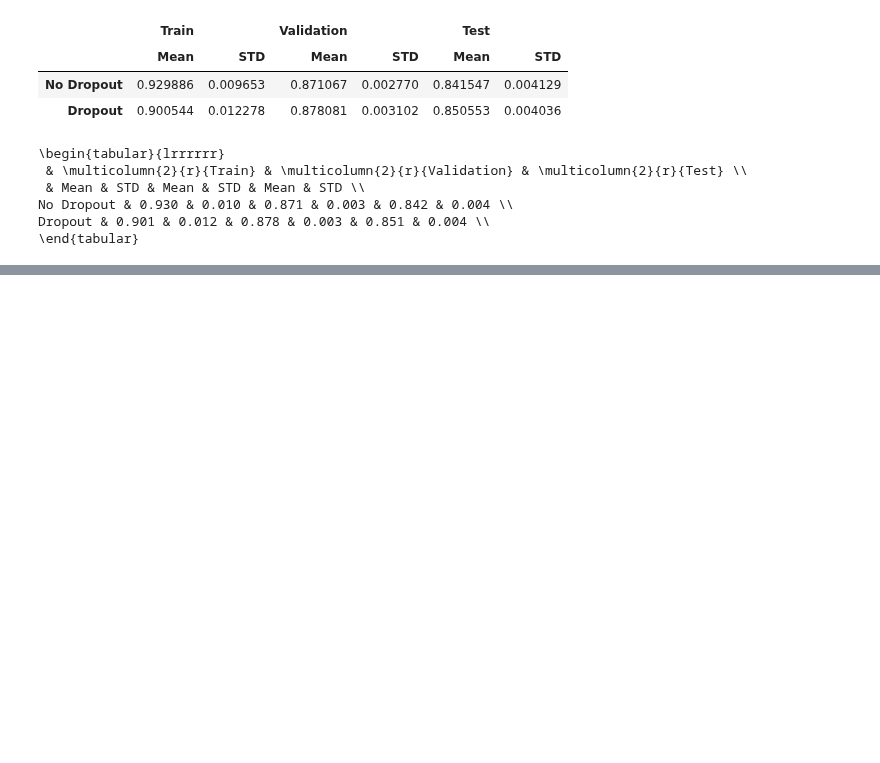
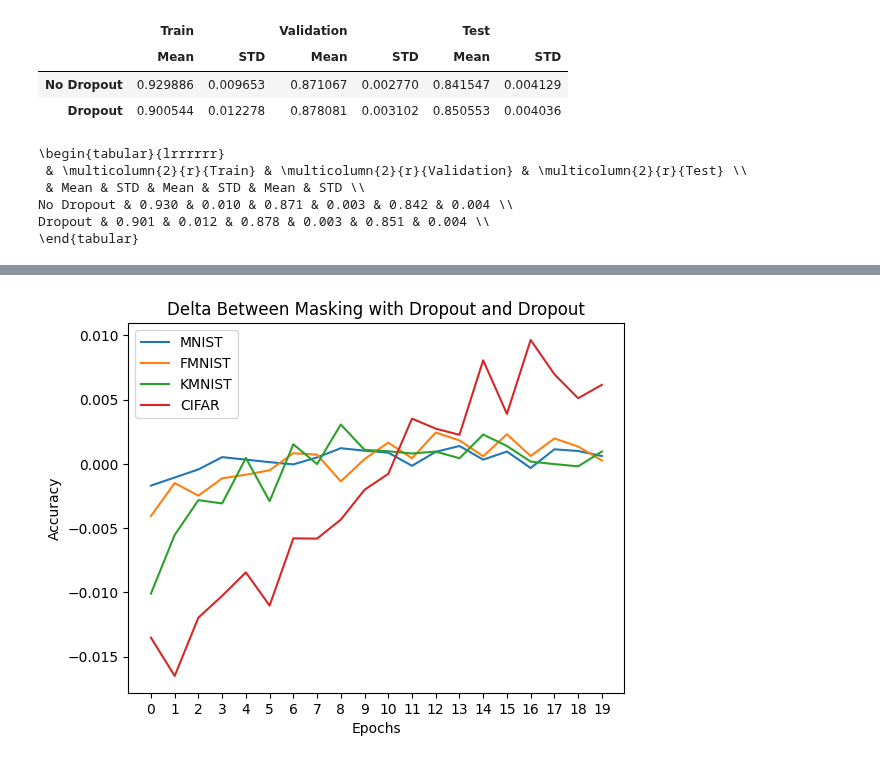
Before and after one commit to google/evojax, a Jupyter notebook: evojax/data/results_exploration.ipynb, the cells around one changed output, grey strips where cells are left out. Saved outputs shown, nothing was run; the diff lists cells and outputs as text; code cells hidden in the pictures; blank space fills up the shorter version.

```diff
--- a/evojax/data/results_exploration.ipynb
+++ b/evojax/data/results_exploration.ipynb
@@ -377,0 +393,20 @@ Dropout & 0.901 & 0.012 & 0.878 & 0.003 & 0.851 & 0.004 \\
+# %%
+baselines = pd.read_csv("./results/baselines_0924_2038.csv", index_col=(0, 1, 2), header=0)
+baseline_compare = pd.concat([baselines.loc[['dropout']], hard_no_stopping_dropout], axis=0)
+all_tests = baseline_compare.loc[pd.IndexSlice[:, [digit, fashion, kuzushiji, cifar], :], :]
+mean_test_acc = all_tests.groupby(level=(0,1)).mean()
+# %%
+subset_delta = mean_test_acc.loc['masking_hard_dropout'] - mean_test_acc.loc['dropout']
+# %%
+epochs = subset_delta.columns
+plt.plot(epochs, subset_delta.loc[digit], label=digit)
+plt.plot(epochs, subset_delta.loc[fashion], label=fashion)
+plt.plot(epochs, subset_delta.loc[kuzushiji], label=kuzushiji)
+plt.plot(epochs, subset_delta.loc[cifar], label=cifar)
+plt.title('Delta Between Masking with Dropout and Dropout')
+plt.xlabel('Epochs')
+plt.ylabel('Accuracy')
+plt.legend()
+plt.savefig('./images/per_dataset_delta.pdf')
+# %% [output]
+[figure, added]
```
Also changed, not shown: parts of 9 cells of this notebook, 7 other files.
